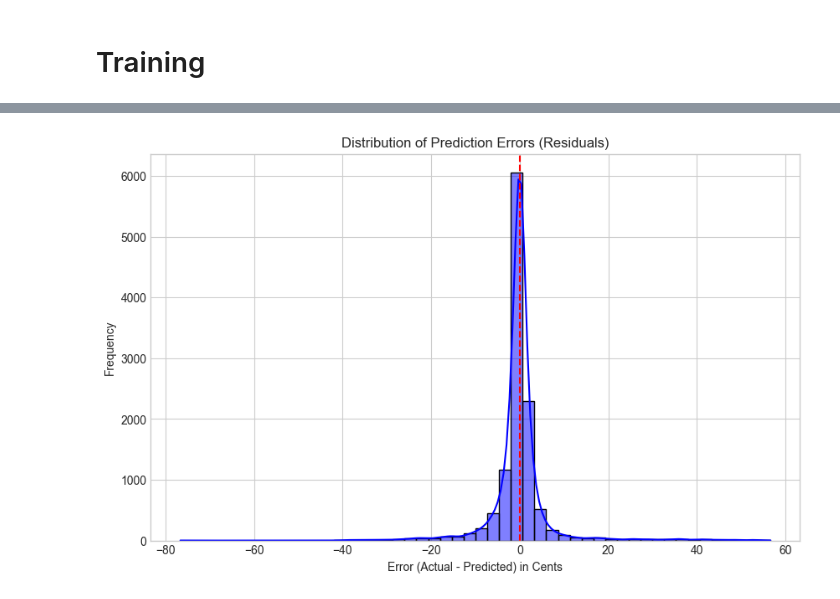
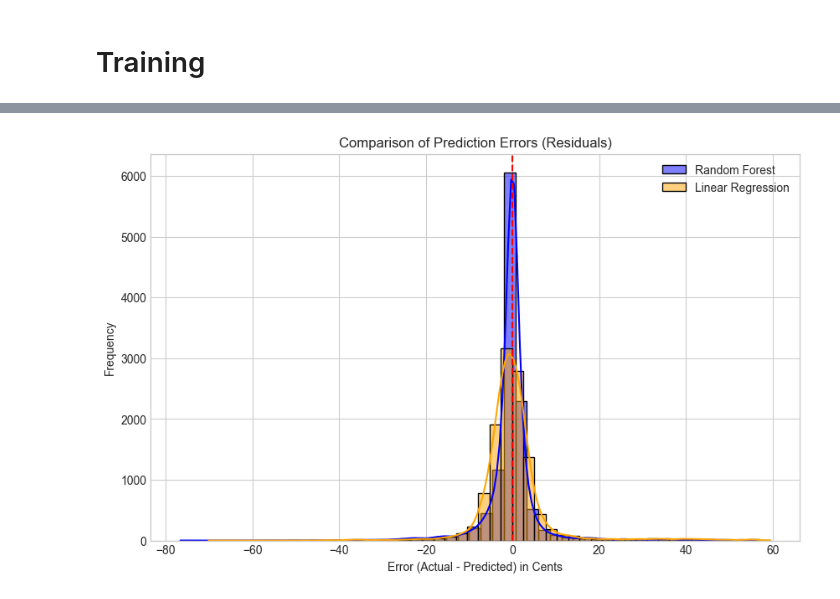
Before and after one commit to tim-fan1/engg2112, a Jupyter notebook: main.ipynb, the cells around one changed output, grey strips where cells are left out. Cells and saved outputs as stored; diff of their text form; code cells hidden in the pictures.

```diff
--- a/main.ipynb
+++ b/main.ipynb
@@ -331,0 +299,13 @@ R-squared Score: 0.7920
+# %%
+from sklearn.ensemble import RandomForestRegressor
+from sklearn.linear_model import LinearRegression
+
+rf_model = RandomForestRegressor(n_estimators=100, random_state=42, n_jobs=-1)
+rf_model.fit(X_train, y_train)
+
+rf_predictions = rf_model.predict(X_test)
+
+lr_model = LinearRegression()
+lr_model.fit(X_train, y_train)
+
+lr_predictions = lr_model.predict(X_test)
@@ -332,12 +344,23 @@ R-squared Score: 0.7920
 # %%
-residuals = y_test - predictions
+# Calculate residuals
+rf_residuals = y_test - rf_predictions
+lr_residuals = y_test - lr_predictions
+
 plt.figure(figsize=(10, 6))
-sns.histplot(residuals, kde=True, bins=50, color='blue')
-plt.title('Distribution of Prediction Errors (Residuals)')
+
+# Plot Random Forest Residuals
+sns.histplot(rf_residuals, kde=True, bins=50, color='blue', label='Random Forest', alpha=0.5)
+
+# Plot Linear Regression Residuals
+sns.histplot(lr_residuals, kde=True, bins=50, color='orange', label='Linear Regression', alpha=0.5)
+
+# Formatting
+plt.title('Comparison of Prediction Errors (Residuals)')
 plt.xlabel('Error (Actual - Predicted) in Cents')
 plt.ylabel('Frequency')
 plt.axvline(0, color='red', linestyle='--')
+plt.legend() # This adds the labels to the plot
 plt.show()
 # %% [output]
-[figure, old version]
+[figure, new version]
 # %%
```
Also changed, not shown: parts of 13 cells of this notebook.
